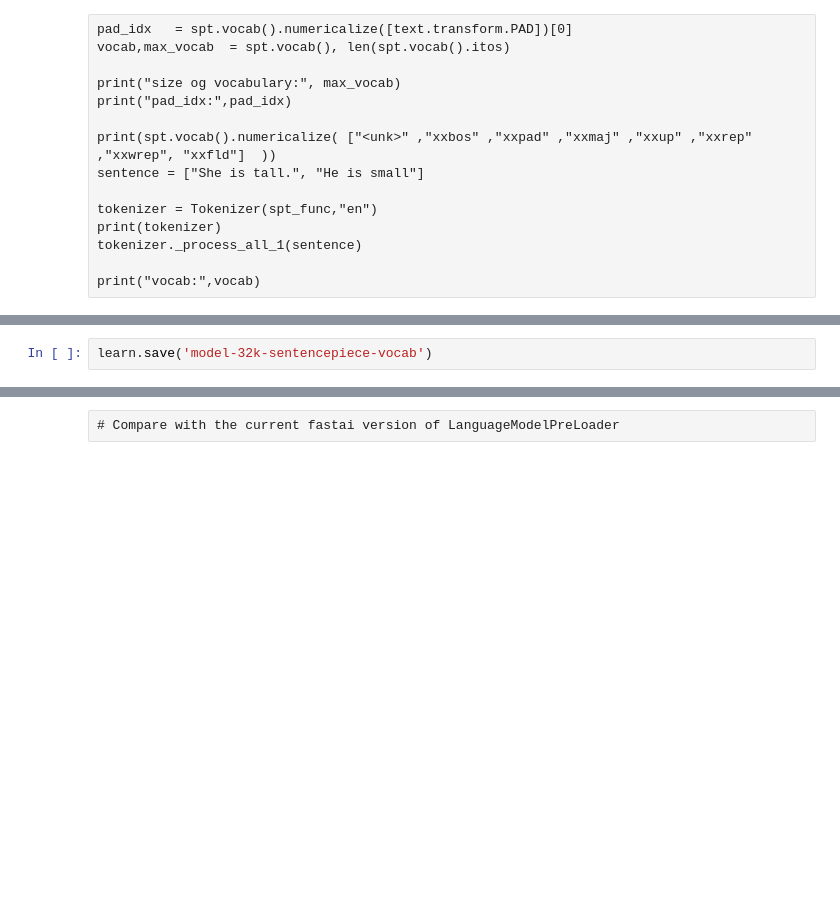
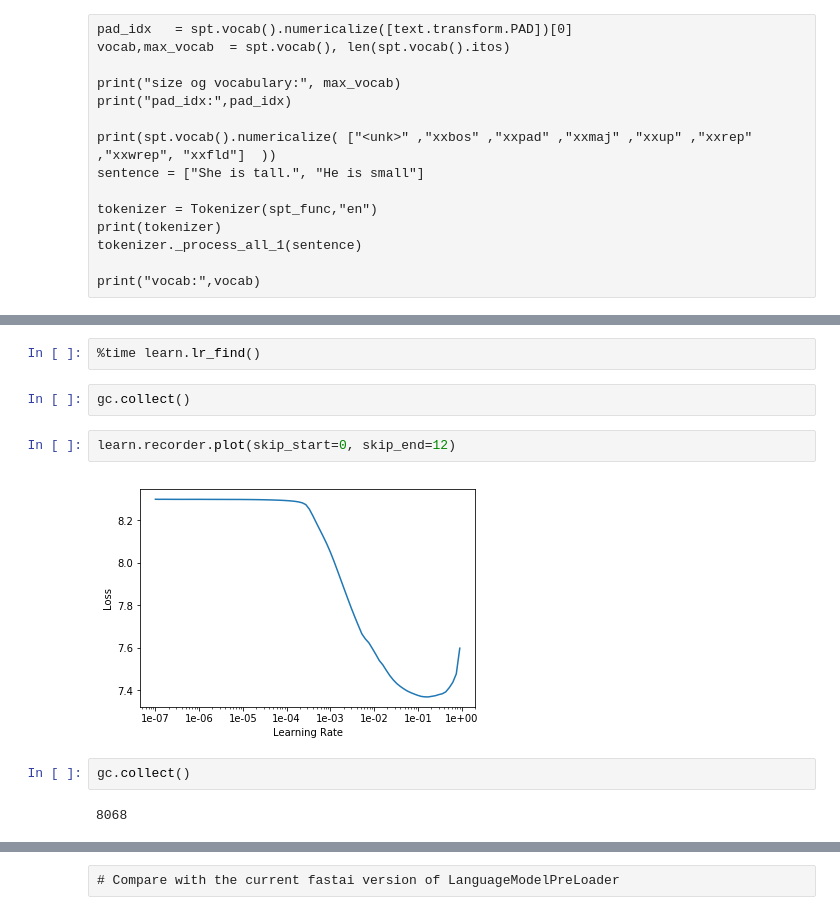
Before and after one commit to kasparlund/nlp, a Jupyter notebook: ULMFiT-Sentencepiece-Wiki-Training.ipynb, the cells around one changed output, grey strips where cells are left out. Saved outputs shown, nothing was run; the diff lists cells and outputs as text; blank space fills up the shorter version.

```diff
--- a/ULMFiT-Sentencepiece-Wiki-Training.ipynb
+++ b/ULMFiT-Sentencepiece-Wiki-Training.ipynb
@@ -324,2 +431,12 @@ gc.collect()
-# %%
-learn.save('model-32k-sentencepiece-vocab')
+# %%
+%time learn.lr_find()
+# %%
+gc.collect()
+# %%
+learn.recorder.plot(skip_start=0, skip_end=12)
+# %% [output]
+[figure, added]
+# %%
+gc.collect()
+# %% [output]
+8068
```
Also changed, not shown: parts of 41 cells of this notebook, 3 other files.
